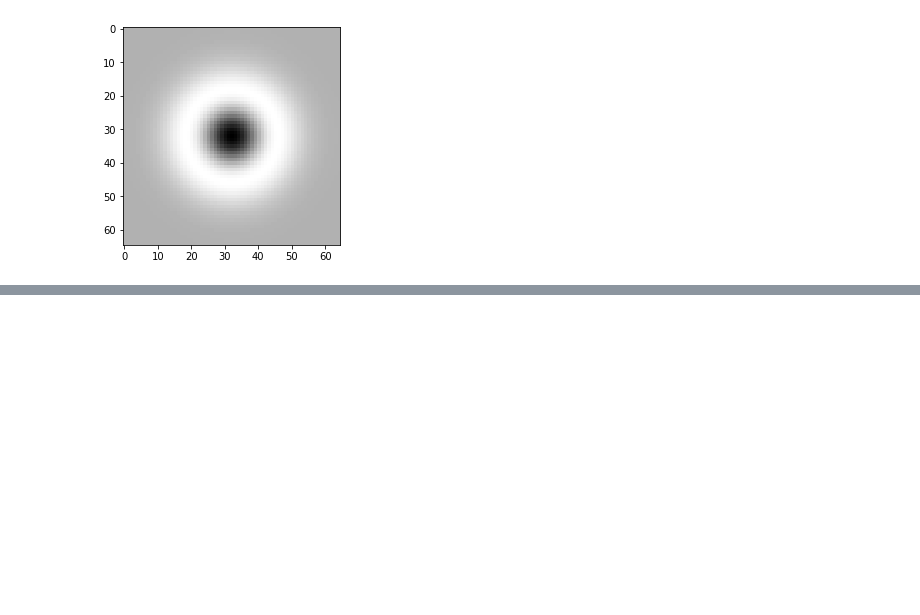
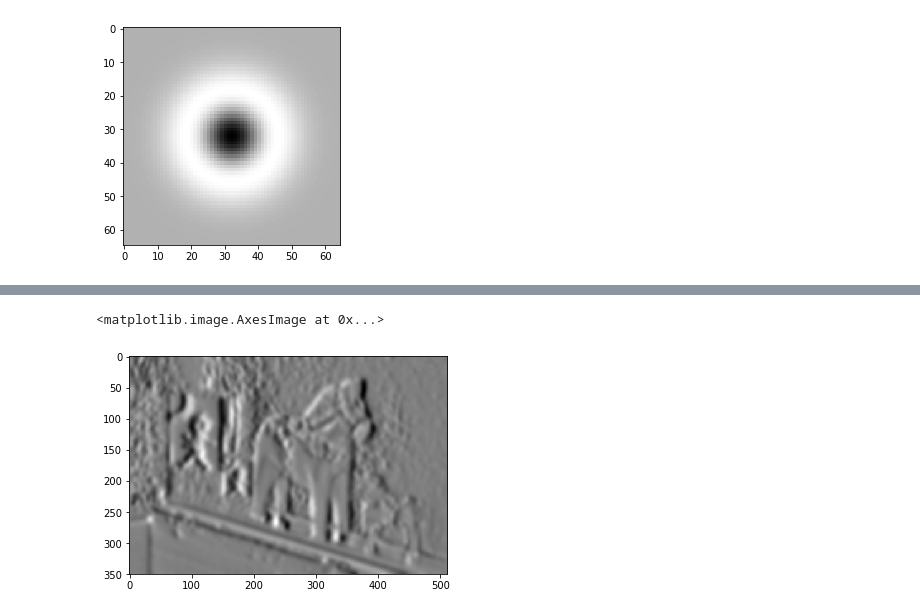
Before and after one commit to tonylindeberg/pyscsp, a Jupyter notebook: discscsptest.ipynb, the cells around one changed output, grey strips where cells are left out. Cells and saved outputs as stored; diff of their text form; code cells hidden in the pictures; blank space fills up the shorter version.

```diff
--- a/discscsptest.ipynb
+++ b/discscsptest.ipynb
@@ -301,7 +360,10 @@ plt.imshow(funcpic/(255))
 # %%
 funcpic = discscsp.computeNjetfcn(discscsp.RGB2L(dala), 'Lx', 4)
 # %%
-plt.imshow(funcpic/(255))
+plt.imshow(funcpic/(255), cmap='gray', interpolation='nearest')
+# %% [output]
+<matplotlib.image.AxesImage at 0x...>
+[figure, added]
 # %%
 delta = discscsp.deltafcn(255,255)
 # %%
```
Also changed, not shown: parts of 77 cells of this notebook, 3 other files.
